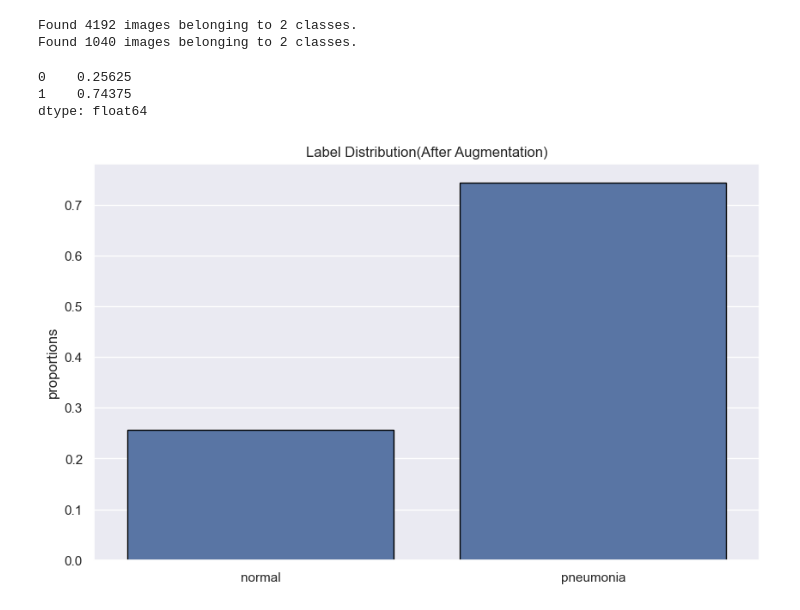
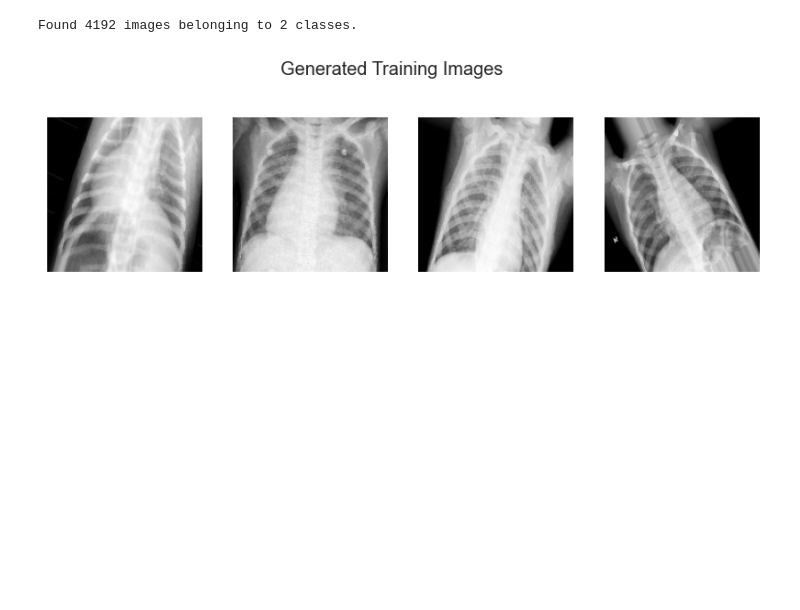
Before and after one commit to JohnnyPro/AI-Powered-pneumonia-detector, a Jupyter notebook: pneumonia_detector.ipynb, the cells around one changed output. Saved outputs shown, nothing was run; the diff lists cells and outputs as text; code cells hidden in the pictures; blank space fills up the shorter version.

```diff
--- a/pneumonia_detector.ipynb
+++ b/pneumonia_detector.ipynb
@@ -60,32 +165,35 @@ dtype: float64
 # %%
 
 # Data Augmentation
 # Creating an ImageGenerator
 data_gen = ImageDataGenerator(rescale=1./255,   # Rescale from 0-255 to 0-1
                                    rotation_range=30,  # rondomly rotate training iamges by 30
                                    width_shift_range=0.1,  # randomly shift images horizontally by 10% of width
                                    height_shift_range=0.1,   # randomly shift images horizontally by 10% of height
                                    zoom_range=0.2,  # Randomly zoom in/out 20% into image
                                    horizontal_flip=True)  # Randomly flip image horizontally
 
 
 data_gen_test = ImageDataGenerator(rescale=1./255)
 
-training_gen = data_gen.flow_from_directory(train, target_size=(imgSize, imgSize), batch_size=batch_size, class_mode="binary")
-validation_gen = data_gen.flow_from_directory(val, target_size=(imgSize, imgSize), batch_size=batch_size, class_mode="binary")
-test_datagen = data_gen_test.flow_from_directory(test, target_size=(imgSize, imgSize), batch_size=batch_size, class_mode="binary")
-# # Visualizing the outputs of the generators
+training_gen = data_gen.flow_from_directory(train, color_mode="grayscale", target_size=(imgSize, imgSize), batch_size=batch_size, class_mode="binary")
+# validation_gen = data_gen.flow_from_directory(val, color_mode="grayscale", target_size=(imgSize, imgSize), batch_size=batch_size, class_mode="binary")
+# test_datagen = data_gen_test.flow_from_directory(test, color_mode="grayscale", target_size=(imgSize, imgSize), batch_size=batch_size, class_mode="binary")
 
-# fig, axs = plt.subplots(1,4, figsize=(10,3))
-# fig.suptitle("Generated Training Images")
-# generated = next(training_gen)
-# images = generated[0]
-# for i, ax in enumerate(axs):
-#     ax.imshow(images[i])
-#     ax.axis('off')
+# Visualizing the outputs of the generators
+
+fig, axs = plt.subplots(1,4, figsize=(10,3))
+fig.suptitle("Generated Training Images")
+generated = next(training_gen)
+images = generated[0]
+for i, ax in enumerate(axs):
+    ax.imshow(images[i], cmap="gray")
+    ax.axis('off')
+
+fig.savefig("out/Augmented_images.jpg")
 # %% [output]
 Found 4192 images belonging to 2 classes.
-Found 1040 images belonging to 2 classes.
+[figure, added]
 # %%
 
 total = pd.Series([0,0])
@@ -95,16 +203,11 @@ for i in range(5):
     labels = np.array(generated[1]).astype(int)
     total += np.array(pd.Series(labels).value_counts(normalize=True, sort=False).sort_values())
 
-total /= 5
-sns.set()
-fig, ax = plt.subplots(1, figsize=(10,6))
-ax.set_ylabel("proportions")
-count = sns.barplot(x=["normal", "pneumonia"], y=total, edgecolor = "black", ax=ax)
-count.set_title("Label Distribution(After Augmentation)")
-plt.savefig("out/proportions-after-augmentation.jpg")
-total
+# total /= 5
+# sns.set()
+# fig, ax = plt.subplots(1, figsize=(10,6))
+# ax.set_ylabel("proportions")
+# count = sns.barplot(x=["normal", "pneumonia"], y=total, edgecolor = "black", ax=ax)
+# count.set_title("Label Distribution(After Augmentation)")
+# plt.savefig("out/proportions-after-augmentation.jpg")
+# total
-# %% [output]
-0    0.25625
-1    0.74375
-dtype: float64
-[figure, removed]
```
Also changed, not shown: parts of 19 cells of this notebook, 6 other files.
